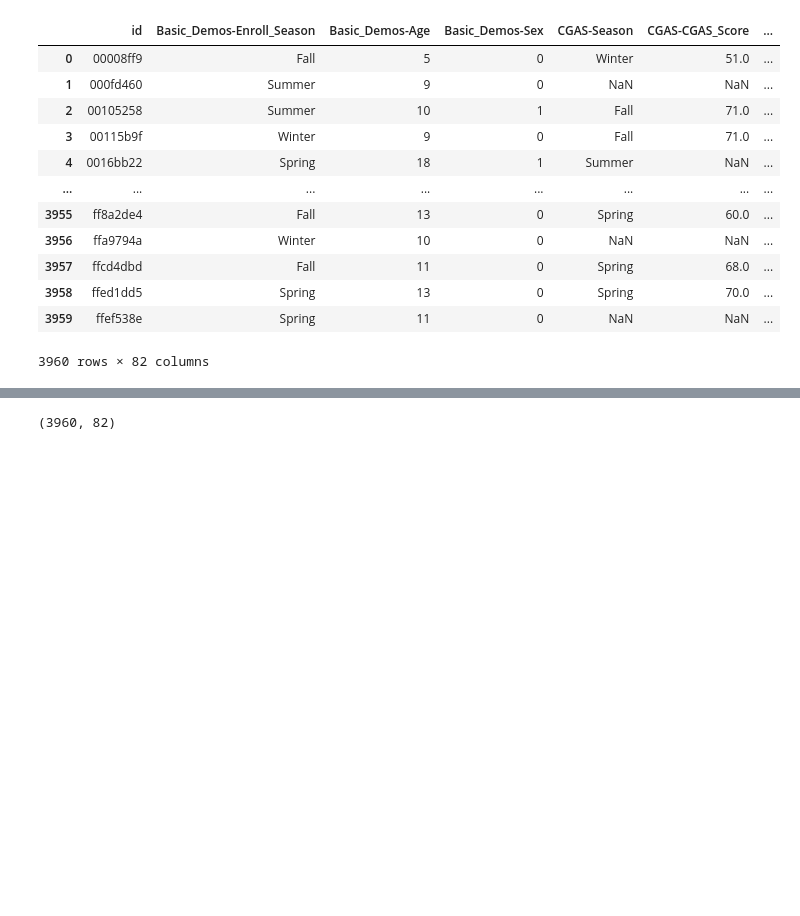
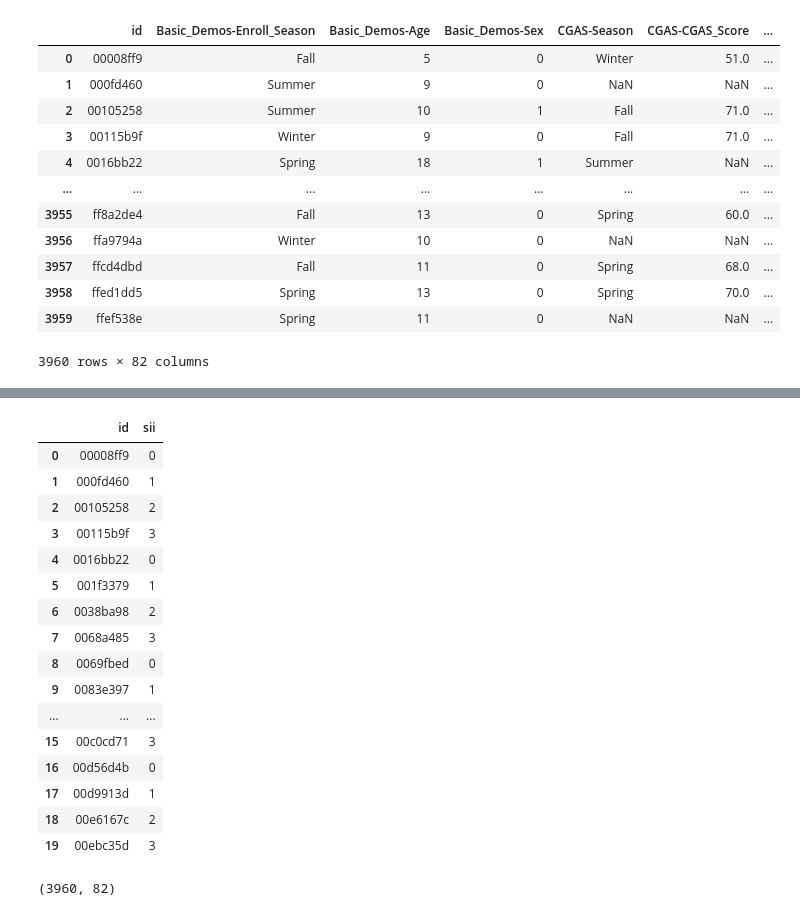
Before and after one commit to k3liang/Problematic-Internet-Use-Predictor, a Jupyter notebook: EDA.ipynb, the cells around one changed output, grey strips where cells are left out. Drawn from its saved outputs; the diff is of its cells as text; code cells hidden in the pictures; blank space fills up the shorter version.

```diff
--- a/EDA.ipynb
+++ b/EDA.ipynb
@@ -65,3 +92,27 @@ df            # non-timeseries data for the observations, our main training set
+# %%
+with zipfile.ZipFile('child-mind-institute-problematic-internet-use.zip') as z:
+    with z.open('sample_submission.csv') as f:
+        submission = pd.read_csv(f)
+
+submission            # sample submission to the Kaggle competition
+# %% [output]
+|  | id | sii |
+| 0 | 00008ff9 | 0 |
+| 1 | 000fd460 | 1 |
+| 2 | 00105258 | 2 |
+| 3 | 00115b9f | 3 |
+| 4 | 0016bb22 | 0 |
+| 5 | 001f3379 | 1 |
+| 6 | 0038ba98 | 2 |
+| 7 | 0068a485 | 3 |
+| 8 | 0069fbed | 0 |
+| 9 | 0083e397 | 1 |
+| ... | ... | ... |
+| 15 | 00c0cd71 | 3 |
+| 16 | 00d56d4b | 0 |
+| 17 | 00d9913d | 1 |
+| 18 | 00e6167c | 2 |
+| 19 | 00ebc35d | 3 |
 # %%
 df.shape
 # %% [output]
```
Also changed, not shown: parts of 19 cells of this notebook.
